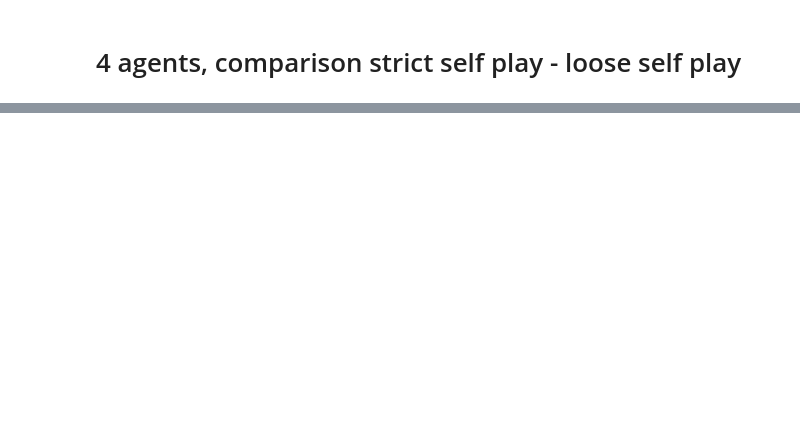
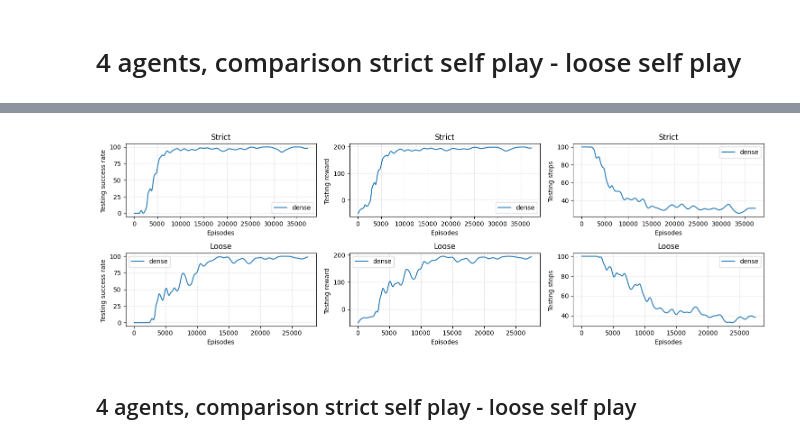
Before and after one commit to TeresaCampo/distributedAI_MARL_project, a Jupyter notebook: src/strictplay_looseplay_comparison/comparison.ipynb, the cells around one changed output, grey strips where cells are left out. Saved outputs shown, nothing was run; the diff lists cells and outputs as text; code cells hidden in the pictures; blank space fills up the shorter version.

```diff
--- a/src/strictplay_looseplay_comparison/comparison.ipynb
+++ b/src/strictplay_looseplay_comparison/comparison.ipynb
@@ -178,0 +146,7 @@ plt.show()
+# %%
+USERNAME = "299011-unimore"
+ENVMODEL="env_7_pomdp_radius2"
+PROJECT_STRICT = "gridworld_pomdp_strictplay_2agents_radius2"
+PROJECT_LOOSE = "gridworld_pomdp_looseplay_2agents_radius2"
+all_runs_strict = load_local_data(PROJECT_STRICT)
+all_runs_loose = load_local_data(PROJECT_LOOSE)
@@ -178,0 +163,13 @@ plt.show()
+# %%
+GROUPS = ["sparse", "dense"]
+DATA_TO_PLOT = {
+    "Strict": all_runs_strict,
+    "Loose": all_runs_loose
+}
+
+plot_rl_analysis(DATA_TO_PLOT, GROUPS)
+plt.show()
+# %% [output]
+[figure, added]
+# %% [markdown]
+## 4 agents, comparison strict self play - loose self play
```
Also changed, not shown: parts of 18 cells of this notebook, 30 other files.
